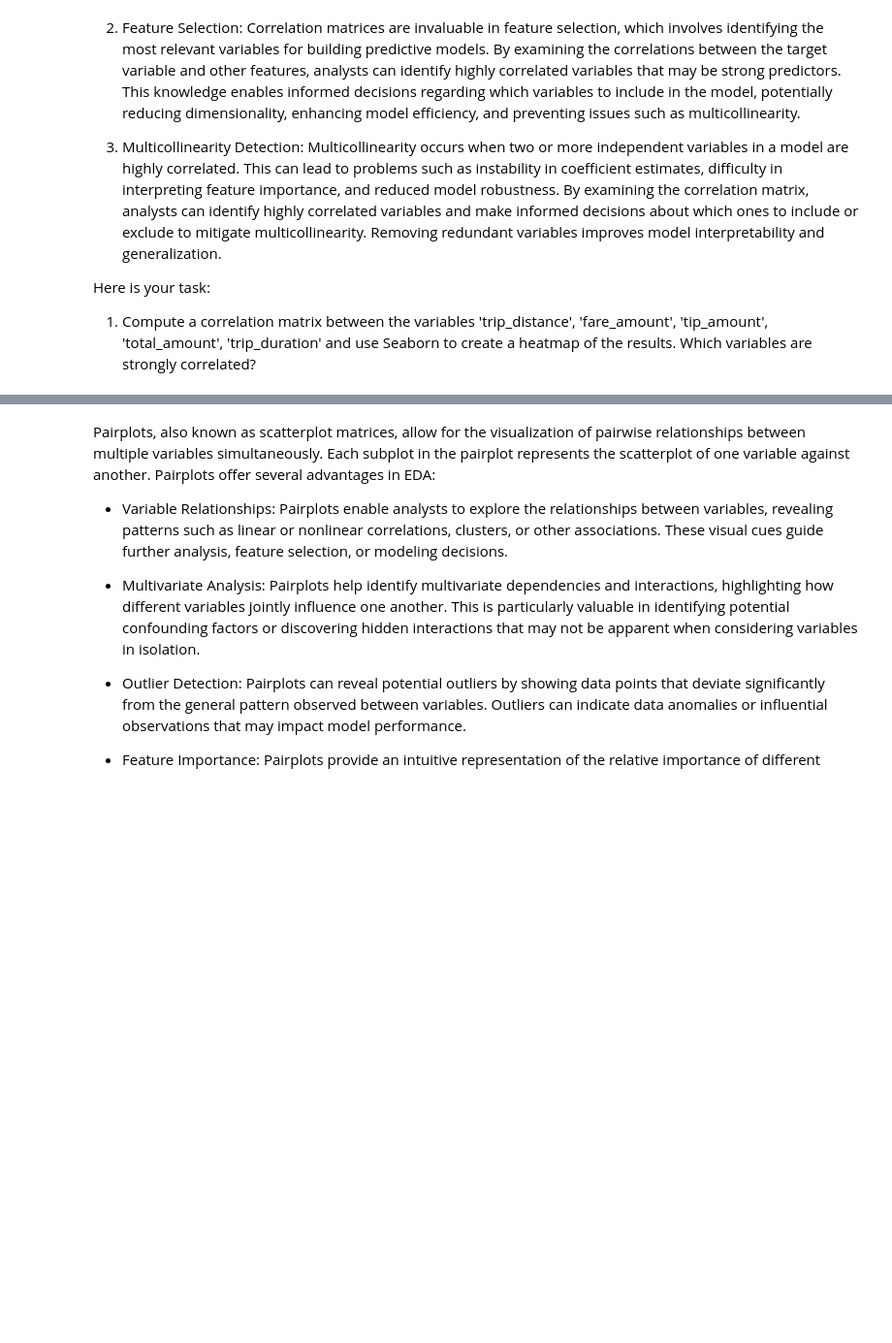
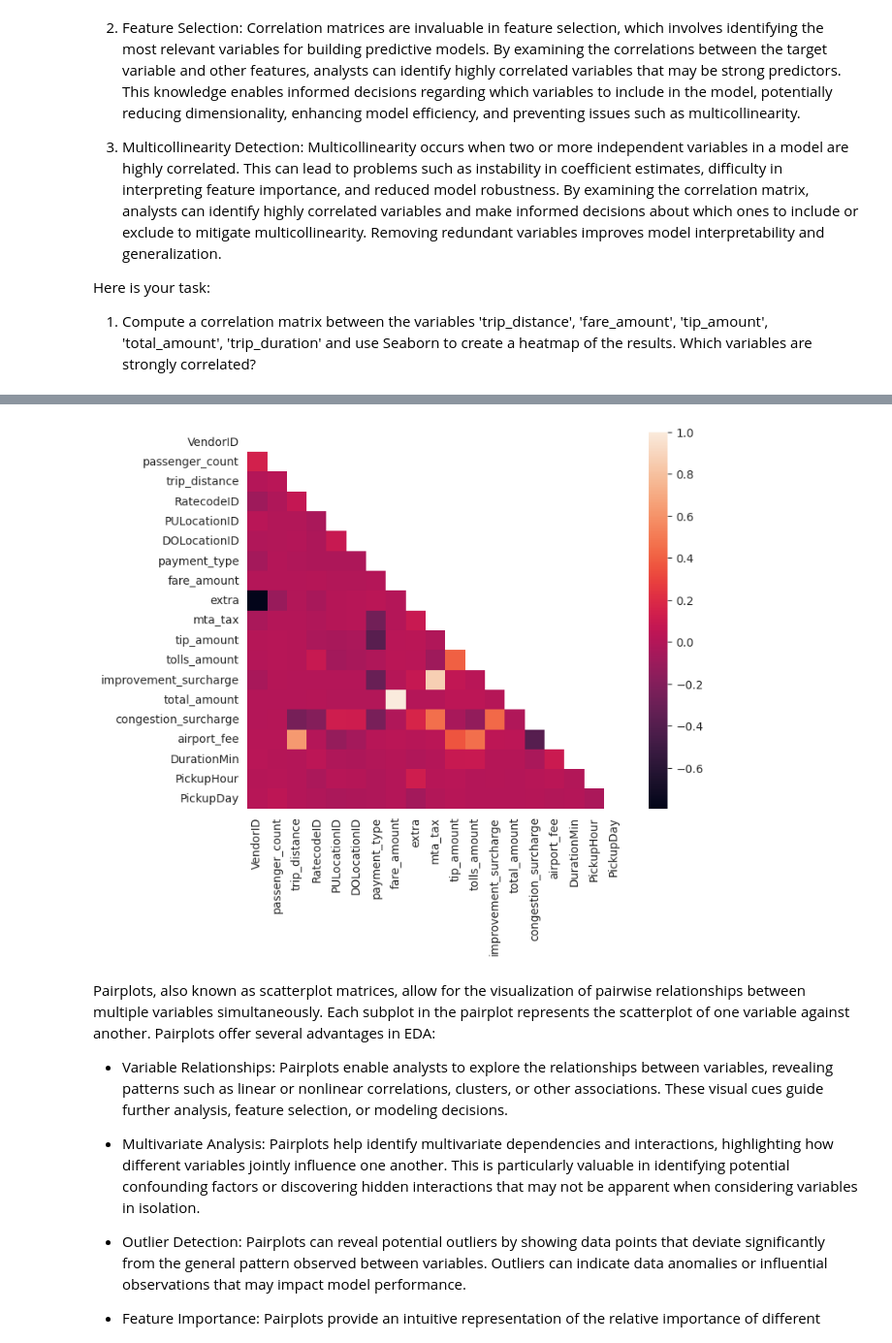
Before and after one commit to jgeiger81/sbml, a Jupyter notebook: JasonG_MLE_MiniProject_EDA.ipynb, the cells around one changed output, grey strips where cells are left out. Shown at 97% size. Saved outputs shown, nothing was run; the diff lists cells and outputs as text; code cells hidden in the pictures; blank space fills up the shorter version.

```diff
--- a/JasonG_MLE_MiniProject_EDA.ipynb
+++ b/JasonG_MLE_MiniProject_EDA.ipynb
@@ -246,7 +247,5 @@ Here is your task:
   1. Compute a correlation matrix between the variables 'trip_distance', 'fare_amount', 'tip_amount', 'total_amount', 'trip_duration' and use Seaborn to create a heatmap of the results. Which variables are strongly correlated?
 # %%
 # Compute correlation matrix of numerical variables
-corr = df.corr()
+corr = df.select_dtypes(include=['number']).corr()
 corr
-
-# Create a heatmap of the correlation matrix
@@ -253,3 +270,13 @@ corr
+# %%
+# Create a heatmap of the correlation matrix
+# Chop off the mirror
+mask = np.zeros_like(corr)
+mask[np.triu_indices_from(mask)] = True
+with sns.axes_style("white"):
+    f, ax = plt.subplots(figsize=(8, 6))
+    ax = sns.heatmap(corr, mask=mask, vmax=1, square=True)
+# %% [output]
+[figure, added]
 # %% [markdown]
 Pairplots, also known as scatterplot matrices, allow for the visualization of pairwise relationships between multiple variables simultaneously. Each subplot in the pairplot represents the scatterplot of one variable against another. Pairplots offer several advantages in EDA:
 
```
Also changed, not shown: parts of 16 cells of this notebook.
